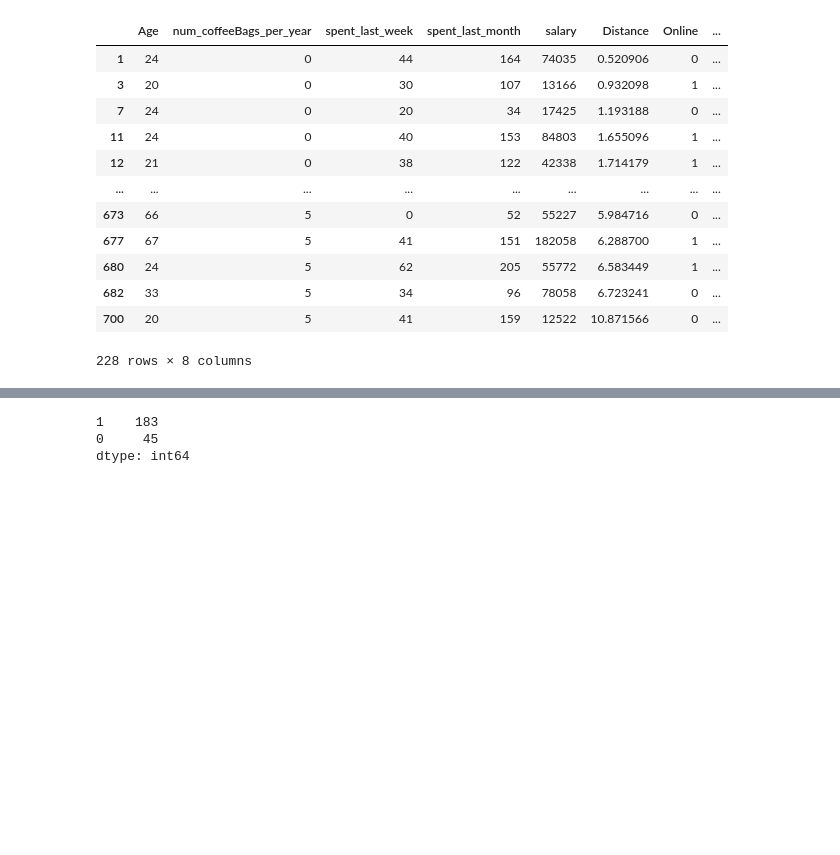
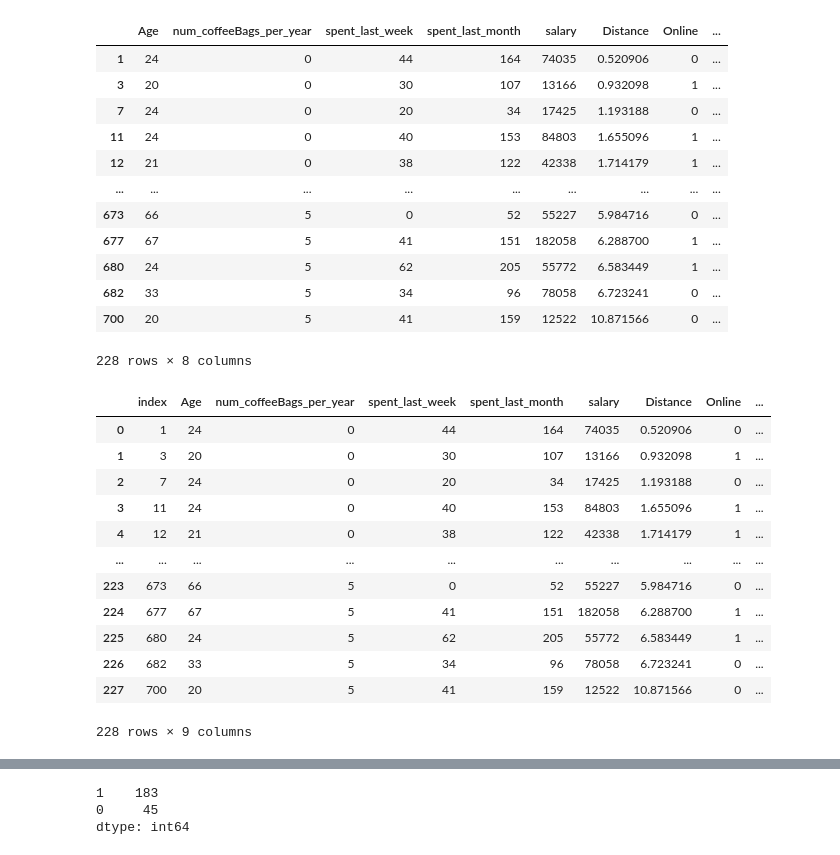
Before and after one commit to saranyakarthi4/Data-Science-Projects, a Jupyter notebook: DecisionTrees/Springboard Decision Tree Specialty Coffee Case Study - Tier 3.ipynb, the cells around one changed output, grey strips where cells are left out. Saved outputs shown, nothing was run; the diff lists cells and outputs as text; code cells hidden in the pictures; blank space fills up the shorter version.

```diff
--- a/DecisionTrees/Springboard Decision Tree Specialty Coffee Case Study - Tier 3.ipynb
+++ b/DecisionTrees/Springboard Decision Tree Specialty Coffee Case Study - Tier 3.ipynb
@@ -729,3 +724,20 @@ y_pred = gini_model2.predict(new_X)
 
 # Call Series on our y_pred variable with the following: pd.Series(y_pred)
 s = pd.Series(y_pred)
+# %%
+new_X = new_X.reset_index()
+new_X
+# %% [output]
+|  | index | Age | num_coffeeBags_per_year | spent_last_week | spent_last_month | salary | Distance | Online | ... |
+| 0 | 1 | 24 | 0 | 44 | 164 | 74035 | 0.520906 | 0 | ... |
+| 1 | 3 | 20 | 0 | 30 | 107 | 13166 | 0.932098 | 1 | ... |
+| 2 | 7 | 24 | 0 | 20 | 34 | 17425 | 1.193188 | 0 | ... |
+| 3 | 11 | 24 | 0 | 40 | 153 | 84803 | 1.655096 | 1 | ... |
+| 4 | 12 | 21 | 0 | 38 | 122 | 42338 | 1.714179 | 1 | ... |
+| ... | ... | ... | ... | ... | ... | ... | ... | ... | ... |
+| 223 | 673 | 66 | 5 | 0 | 52 | 55227 | 5.984716 | 0 | ... |
+| 224 | 677 | 67 | 5 | 41 | 151 | 182058 | 6.288700 | 1 | ... |
+| 225 | 680 | 24 | 5 | 62 | 205 | 55772 | 6.583449 | 1 | ... |
+| 226 | 682 | 33 | 5 | 34 | 96 | 78058 | 6.723241 | 0 | ... |
+| 227 | 700 | 20 | 5 | 41 | 159 | 12522 | 10.871566 | 0 | ... |
+228 rows × 9 columns
```
Also changed, not shown: parts of 21 cells of this notebook.
